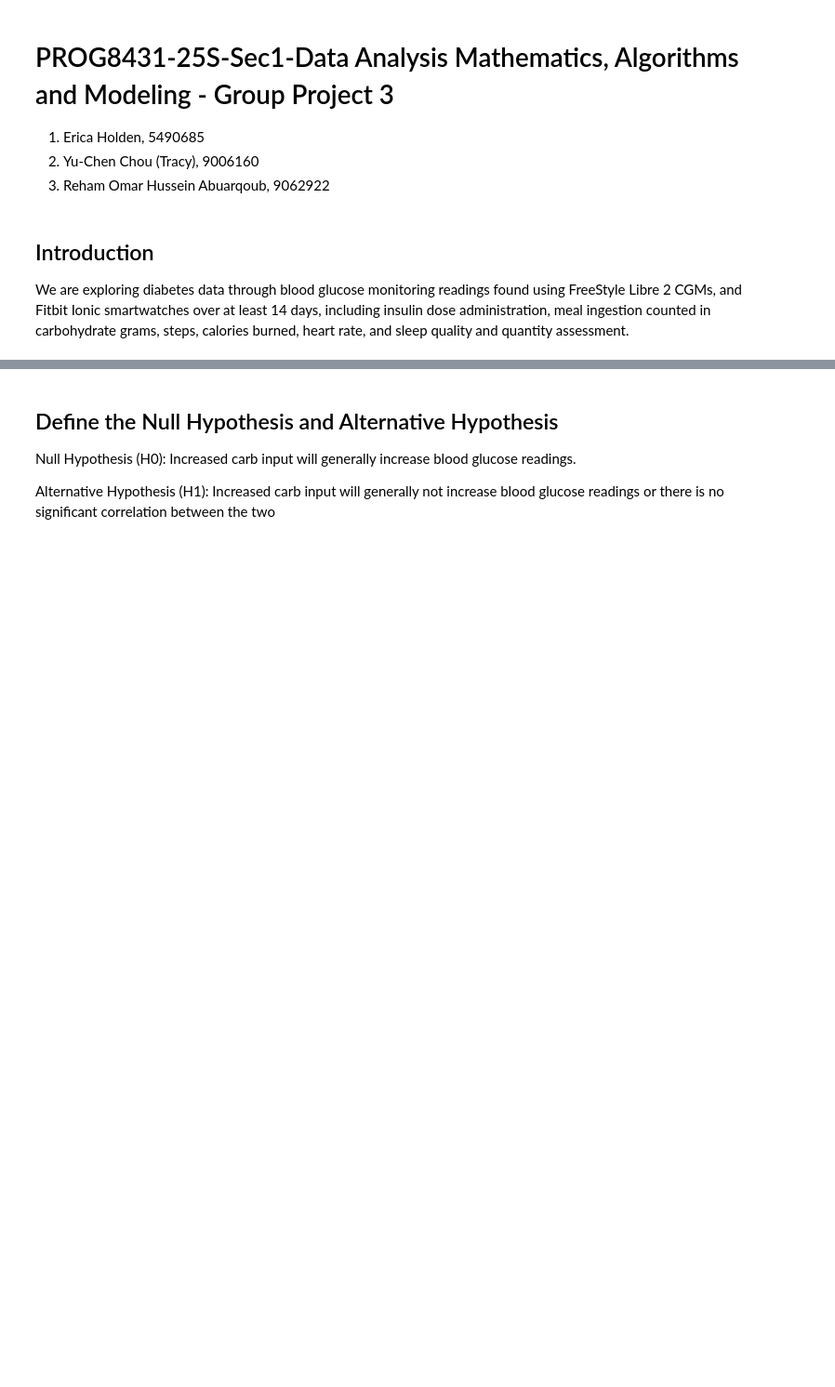
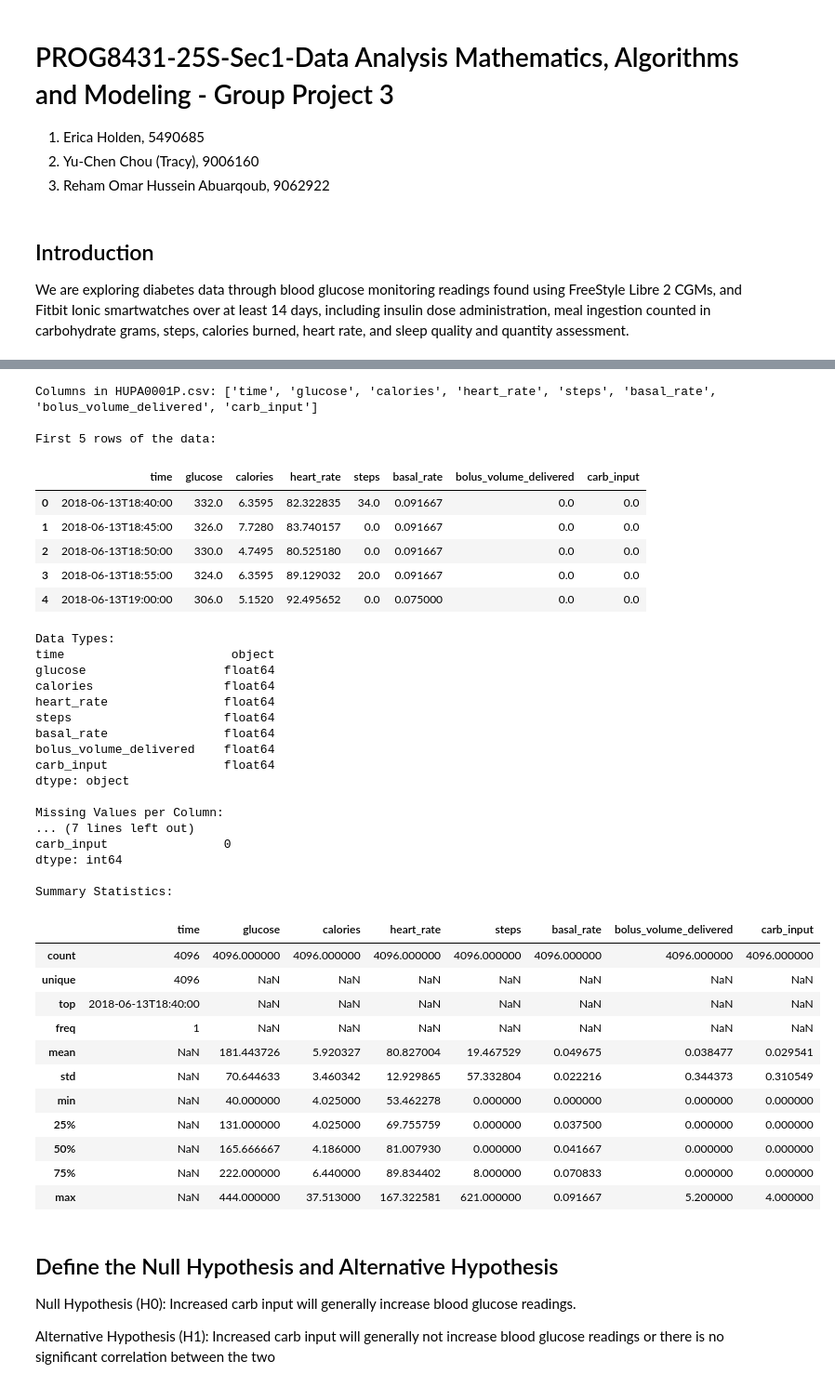
Before and after one commit to ericadev/PROG8431_GP3, a Jupyter notebook: GP3.ipynb, the cells around one changed output, grey strips where cells are left out. Shown at 93% size. Cells and saved outputs as stored; diff of their text form; code cells hidden in the pictures; blank space fills up the shorter version.

```diff
--- a/GP3.ipynb
+++ b/GP3.ipynb
@@ -11,2 +15,64 @@ We are exploring diabetes data through blood glucose monitoring readings found u
+# %%
+import pandas as pd
+import matplotlib.pyplot as plt
+from statsmodels.tsa.seasonal import seasonal_decompose
+from scipy.stats import pearsonr
+
+
+import pandas as pd
+
+# Load and display all columns of the new data source to understand its structure
+df_new = pd.read_csv('./data/HUPA0001P.csv', sep=';')
+print("Columns in HUPA0001P.csv:", df_new.columns.tolist())
+print("\nFirst 5 rows of the data:")
+display(df_new.head())
+
+print("\nData Types:")
+print(df_new.dtypes)
+
+print("\nMissing Values per Column:")
+print(df_new.isnull().sum())
+
+print("\nSummary Statistics:")
+display(df_new.describe(include='all'))
+# %% [output]
+Columns in HUPA0001P.csv: ['time', 'glucose', 'calories', 'heart_rate', 'steps', 'basal_rate', 'bolus_volume_delivered', 'carb_input']
+
+First 5 rows of the data:
+|  | time | glucose | calories | heart_rate | steps | basal_rate | bolus_volume_delivered | carb_input |
+| 0 | 2018-06-13T18:40:00 | 332.0 | 6.3595 | 82.322835 | 34.0 | 0.091667 | 0.0 | 0.0 |
+| 1 | 2018-06-13T18:45:00 | 326.0 | 7.7280 | 83.740157 | 0.0 | 0.091667 | 0.0 | 0.0 |
+| 2 | 2018-06-13T18:50:00 | 330.0 | 4.7495 | 80.525180 | 0.0 | 0.091667 | 0.0 | 0.0 |
+| 3 | 2018-06-13T18:55:00 | 324.0 | 6.3595 | 89.129032 | 20.0 | 0.091667 | 0.0 | 0.0 |
+| 4 | 2018-06-13T19:00:00 | 306.0 | 5.1520 | 92.495652 | 0.0 | 0.075000 | 0.0 | 0.0 |
+Data Types:
+time                       object
+glucose                   float64
+calories                  float64
+heart_rate                float64
+steps                     float64
+basal_rate                float64
+bolus_volume_delivered    float64
+carb_input                float64
+dtype: object
+
+Missing Values per Column:
+... (7 lines left out)
+carb_input                0
+dtype: int64
+
+Summary Statistics:
+|  | time | glucose | calories | heart_rate | steps | basal_rate | bolus_volume_delivered | carb_input |
+| count | 4096 | 4096.000000 | 4096.000000 | 4096.000000 | 4096.000000 | 4096.000000 | 4096.000000 | 4096.000000 |
+| unique | 4096 | NaN | NaN | NaN | NaN | NaN | NaN | NaN |
+| top | 2018-06-13T18:40:00 | NaN | NaN | NaN | NaN | NaN | NaN | NaN |
+| freq | 1 | NaN | NaN | NaN | NaN | NaN | NaN | NaN |
+| mean | NaN | 181.443726 | 5.920327 | 80.827004 | 19.467529 | 0.049675 | 0.038477 | 0.029541 |
+| std | NaN | 70.644633 | 3.460342 | 12.929865 | 57.332804 | 0.022216 | 0.344373 | 0.310549 |
+| min | NaN | 40.000000 | 4.025000 | 53.462278 | 0.000000 | 0.000000 | 0.000000 | 0.000000 |
+| 25% | NaN | 131.000000 | 4.025000 | 69.755759 | 0.000000 | 0.037500 | 0.000000 | 0.000000 |
+| 50% | NaN | 165.666667 | 4.186000 | 81.007930 | 0.000000 | 0.041667 | 0.000000 | 0.000000 |
+| 75% | NaN | 222.000000 | 6.440000 | 89.834402 | 8.000000 | 0.070833 | 0.000000 | 0.000000 |
+| max | NaN | 444.000000 | 37.513000 | 167.322581 | 621.000000 | 0.091667 | 5.200000 | 4.000000 |
 # %% [markdown]
 ## Define the Null Hypothesis and Alternative Hypothesis
```
Also changed, not shown: parts of 3 cells of this notebook.
